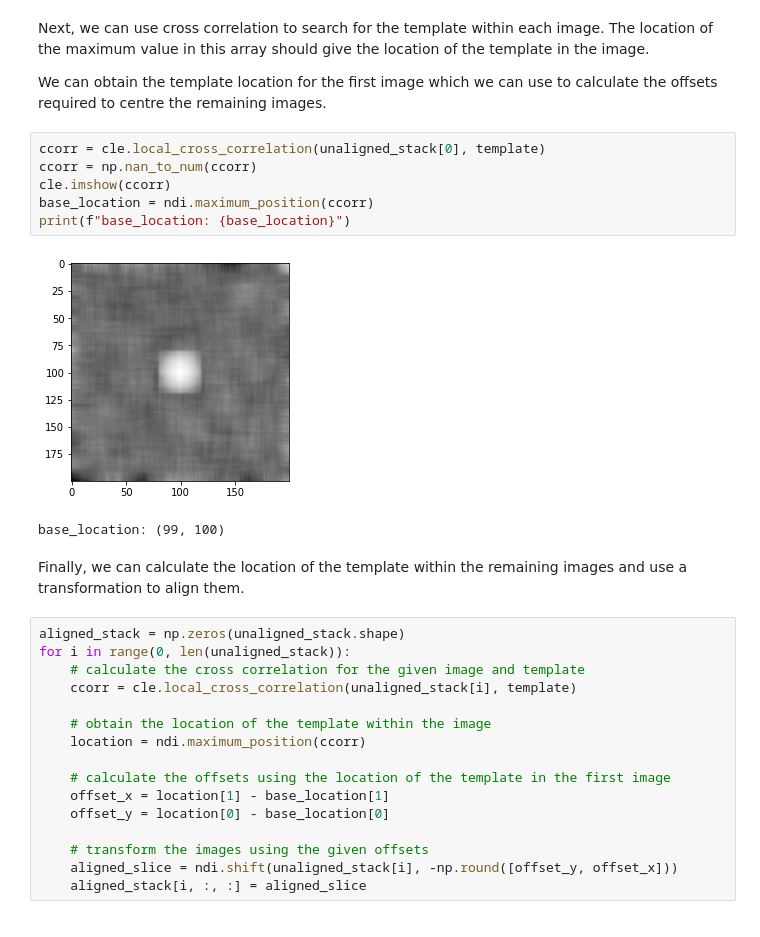
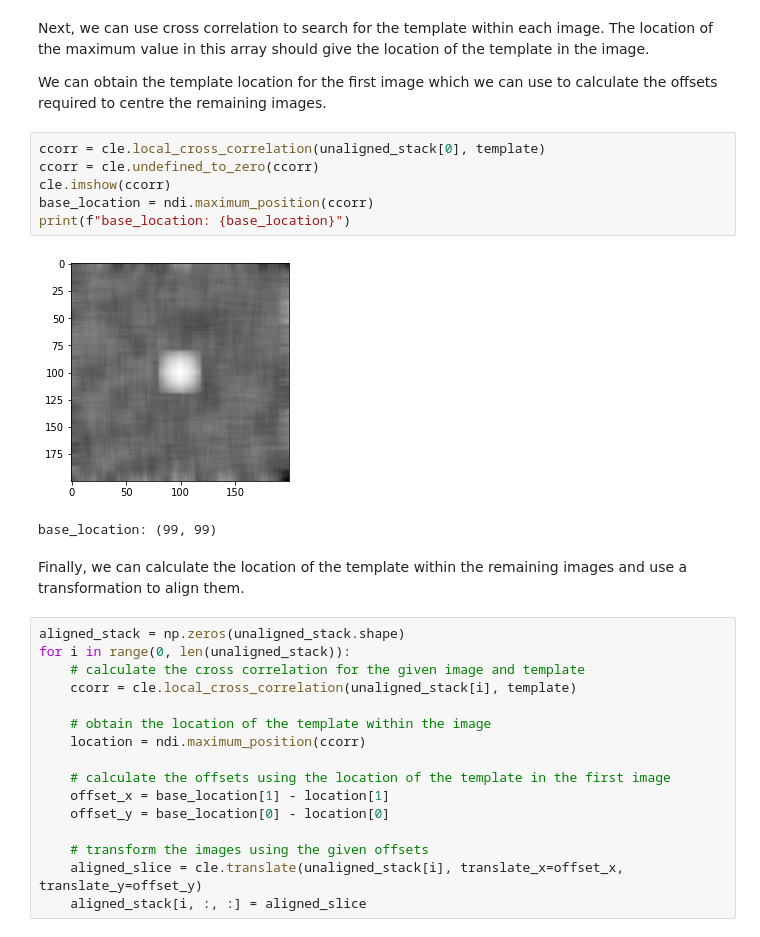
Before and after one commit to clEsperanto/pyclesperanto_prototype, a Jupyter notebook: demo/filter/template_matching.ipynb, the cells around one changed output. Drawn from its saved outputs; the diff is of its cells as text.

Commit message:
Replaced np.nan_to_num and ndi.shift with pyclesperanto functions

```diff
--- a/demo/filter/template_matching.ipynb
+++ b/demo/filter/template_matching.ipynb
@@ -61,13 +61,13 @@ Next, we can use cross correlation to search for the template within each image.
 We can obtain the template location for the first image which we can use to calculate the offsets required to centre the remaining images.
 # %%
 ccorr = cle.local_cross_correlation(unaligned_stack[0], template)
-ccorr = np.nan_to_num(ccorr)
+ccorr = cle.undefined_to_zero(ccorr)
 cle.imshow(ccorr)
 base_location = ndi.maximum_position(ccorr)
 print(f"base_location: {base_location}")
 # %% [output]
-[figure, old version]
+[figure, new version]
-base_location: (99, 100)
+base_location: (99, 99)
 # %% [markdown]
 Finally, we can calculate the location of the template within the remaining images and use a transformation to align them.
 # %%
@@ -80,11 +80,11 @@ for i in range(0, len(unaligned_stack)):
     location = ndi.maximum_position(ccorr)
 
     # calculate the offsets using the location of the template in the first image
-    offset_x = location[1] - base_location[1]
-    offset_y = location[0] - base_location[0]
+    offset_x = base_location[1] - location[1]
+    offset_y = base_location[0] - location[0]
 
     # transform the images using the given offsets
-    aligned_slice = ndi.shift(unaligned_stack[i], -np.round([offset_y, offset_x]))
+    aligned_slice = cle.translate(unaligned_stack[i], translate_x=offset_x, translate_y=offset_y)
     aligned_stack[i, :, :] = aligned_slice
 # %%
 # show the aligned images
```
Also changed, not shown: parts of 3 cells of this notebook.
